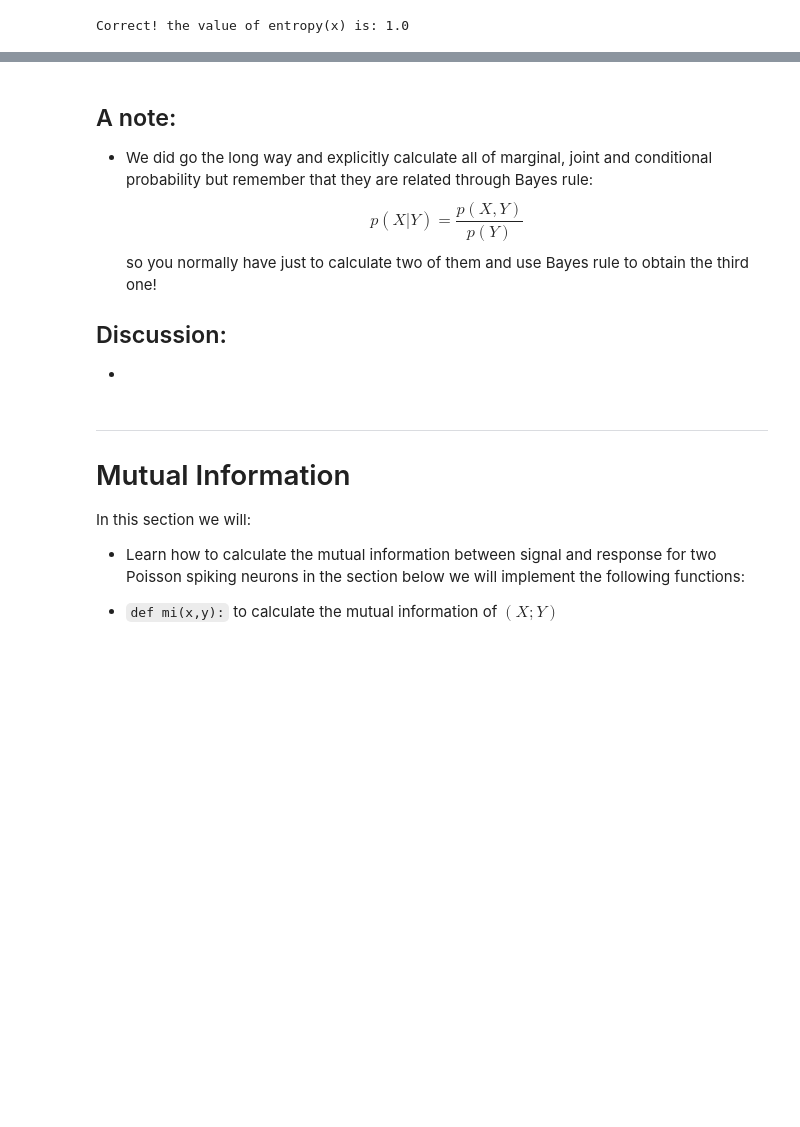
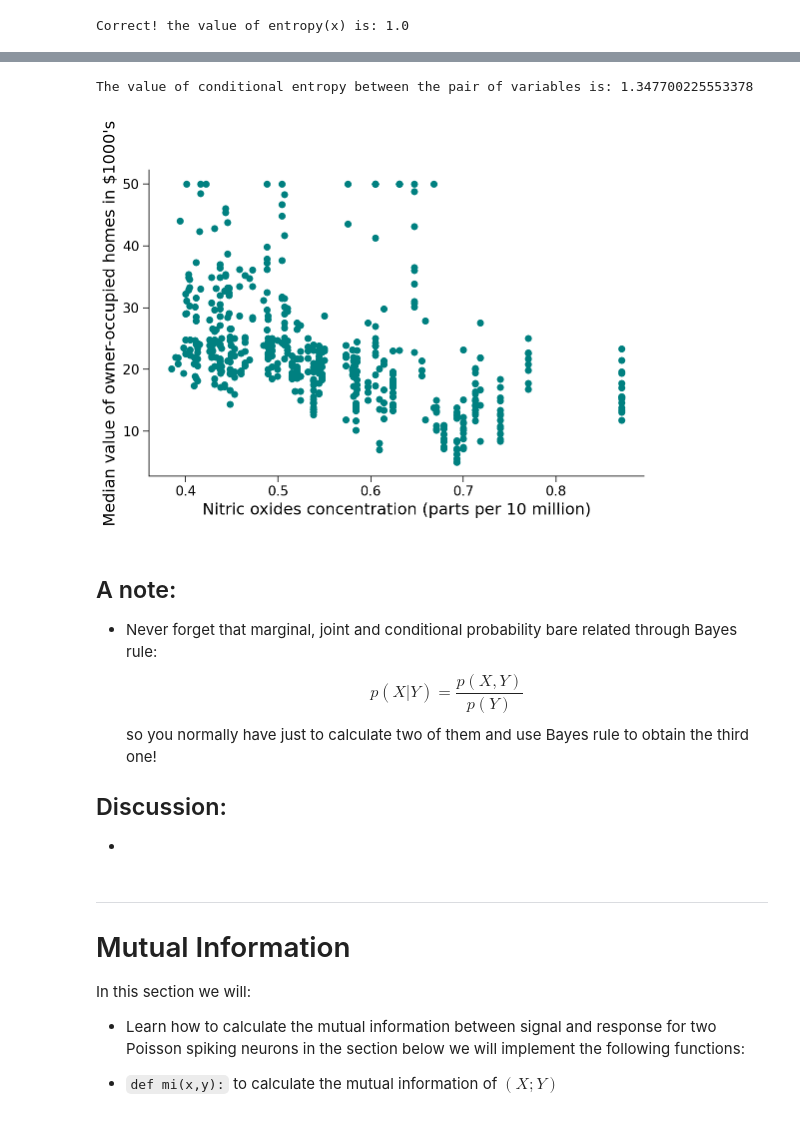
Before and after one commit to rmaffulli/MI_tutorial, a Jupyter notebook: MI_tutorial.ipynb, the cells around one changed output, grey strips where cells are left out. Saved outputs shown, nothing was run; the diff lists cells and outputs as text; code cells hidden in the pictures; blank space fills up the shorter version.

```diff
--- a/MI_tutorial.ipynb
+++ b/MI_tutorial.ipynb
@@ -271,6 +246,30 @@ Fourth edition. Springer.
+# %%
+x_var = "nox" #@param ["crim", "nox", "ptratio", "age", "medv"]
+y_var = "medv" #@param ["crim", "nox", "ptratio", "age", "medv"]
+axis_labels = {
+    "crim":"Per capita crime rate by town",
+    "nox":"Nitric oxides concentration (parts per 10 million)",
+    "ptratio":"Pupil-teacher ratio by town",
+    "age":"Proportion of owner-occupied units built prior to 1940",
+    "medv":"Median value of owner-occupied homes in $1000's"
+}
+# Import package
+imported_data = data('Boston')
+x = imported_data[x_var]
+y = imported_data[y_var]
+
+plt.scatter(x,y,color='teal')
+plt.xlabel(axis_labels[x_var])
+plt.ylabel(axis_labels[y_var])
+
+print("The value of conditional entropy between the pair of variables is: "
+ + str(conditional_entropy(x,y)))
+# %% [output]
+The value of conditional entropy between the pair of variables is: 1.347700225553378
+[figure, added]
 # %% [markdown]
 ## A note:
-- We did go the long way and explicitly calculate all of marginal, joint and conditional probability but remember that they are related through Bayes rule: $$ p(X|Y) = \frac{p(X,Y)}{p(Y)} $$
+- Never forget that marginal, joint and conditional probability bare related through Bayes rule: $$ p(X|Y) = \frac{p(X,Y)}{p(Y)} $$
 so you normally have just to calculate two of them and use Bayes rule to obtain the third one!
 ## Discussion:
 -
```
Also changed, not shown: parts of 4 cells of this notebook.
